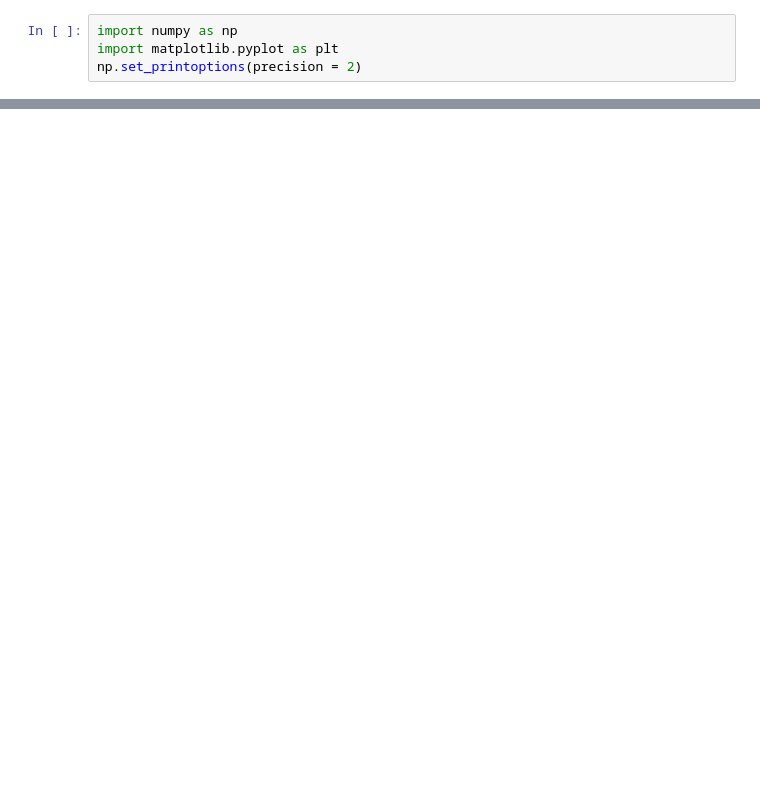
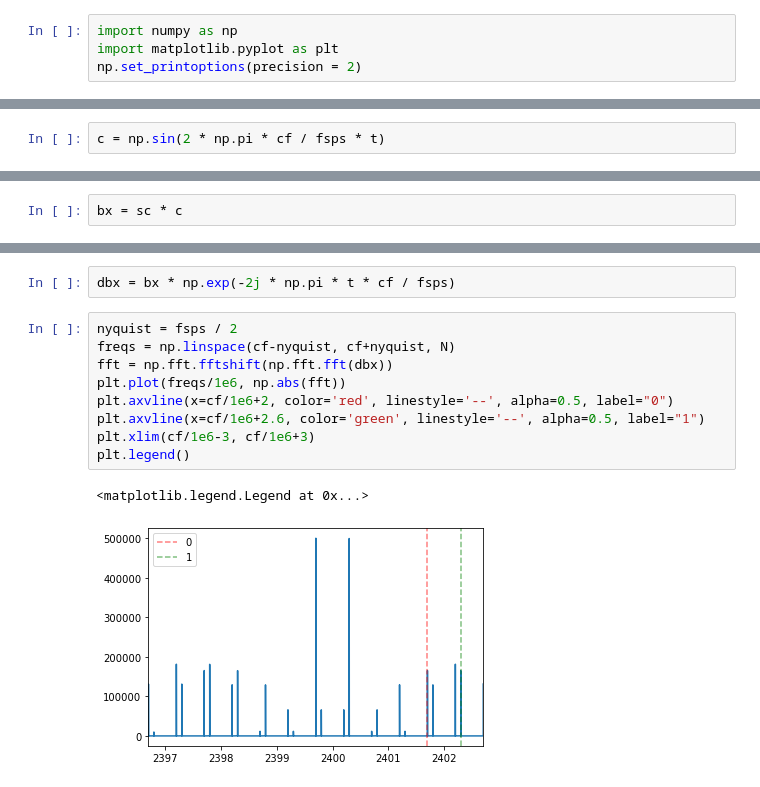
Before and after one commit to amitferman/FSK-Backscatter, a Jupyter notebook: theory/theory.ipynb, the cells around one changed output, grey strips where cells are left out. Saved outputs shown, nothing was run; the diff lists cells and outputs as text; blank space fills up the shorter version.

```diff
--- a/theory/theory.ipynb
+++ b/theory/theory.ipynb
@@ -48,0 +55,2 @@ plt.plot(freqs, np.abs(fft))
+# %%
+c = np.sin(2 * np.pi * cf / fsps * t)
@@ -48,0 +60,2 @@ plt.plot(freqs, np.abs(fft))
+# %%
+bx = sc * c
@@ -48,0 +64,14 @@ plt.plot(freqs, np.abs(fft))
+# %%
+dbx = bx * np.exp(-2j * np.pi * t * cf / fsps)
+# %%
+nyquist = fsps / 2
+freqs = np.linspace(cf-nyquist, cf+nyquist, N)
+fft = np.fft.fftshift(np.fft.fft(dbx))
+plt.plot(freqs/1e6, np.abs(fft))
+plt.axvline(x=cf/1e6+2, color='red', linestyle='--', alpha=0.5, label="0")
+plt.axvline(x=cf/1e6+2.6, color='green', linestyle='--', alpha=0.5, label="1")
+plt.xlim(cf/1e6-3, cf/1e6+3)
+plt.legend()
+# %% [output]
+<matplotlib.legend.Legend at 0x...>
+[figure, added]
```
Also changed, not shown: parts of 10 cells of this notebook, 21 other files.
